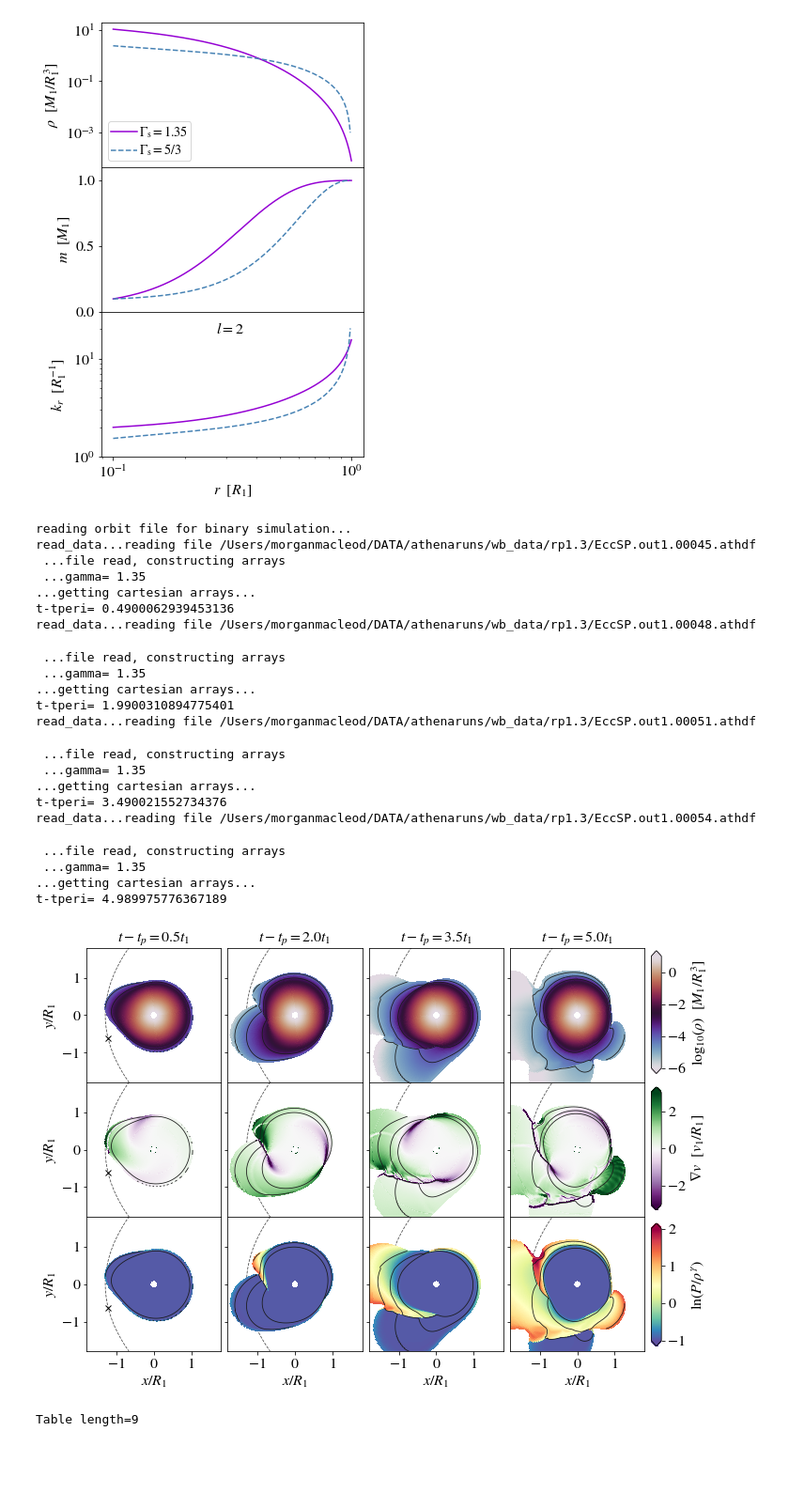
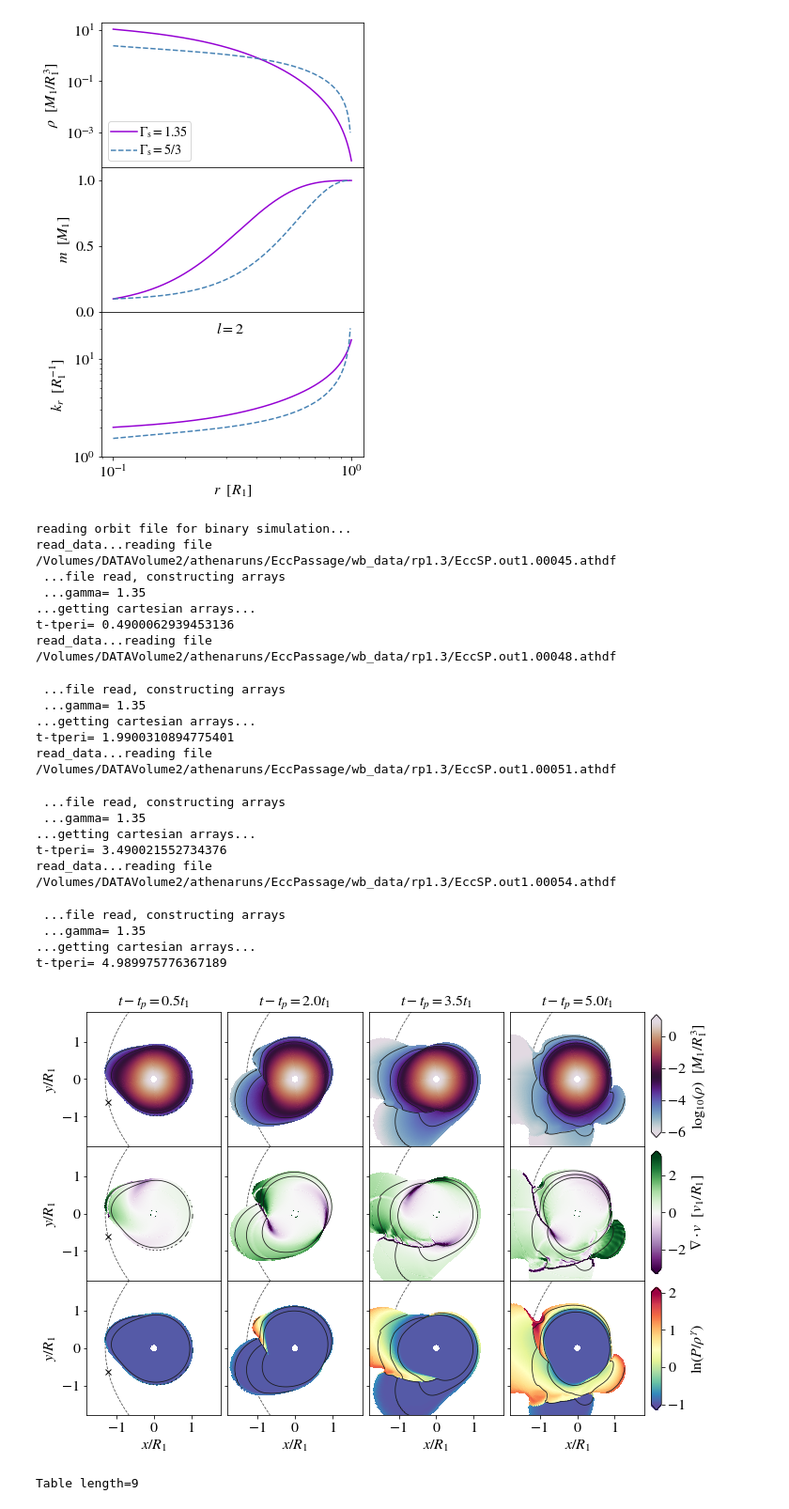
Before and after one commit to morganemacleod/wb_materials, a Jupyter notebook: WaveBreaking_figs.ipynb, the cells around one changed output. Shown at 94% size. Cells and saved outputs as stored; diff of their text form; code cells hidden in the pictures; blank space fills up the shorter version.

```diff
--- a/WaveBreaking_figs.ipynb
+++ b/WaveBreaking_figs.ipynb
@@ -218,39 +196,39 @@ fig.subplots_adjust(hspace=0.0,wspace=0.05,right=0.95)
 cax = fig.add_axes([0.96, 0.645, 0.015, 0.23])
 cb=fig.colorbar(im1,cax=cax,label=r'$\log_{10} \left(\rho \right)$  $[M_1/R_1^3]$',extend='both')
 cb.solids.set_edgecolor("face")
 
 cax = fig.add_axes([0.96, 0.39, 0.015, 0.23])
-cb=fig.colorbar(im2,cax=cax,label=r'$\nabla v$  $[v_1/R_1]$',extend='both')
+cb=fig.colorbar(im2,cax=cax,label=r'$\nabla \cdot v$  $[v_1/R_1]$',extend='both')
 cb.solids.set_edgecolor("face")
 
 cax = fig.add_axes([0.96, 0.135, 0.015, 0.23])
 cb=fig.colorbar(im3,cax=cax,label=r'$\ln \left(P/\rho^\gamma \right)$',extend='both')
 cb.solids.set_edgecolor("face")
 
 plt.savefig("prece_figures/ts_peri_rp13.pdf",bbox_inches='tight',dpi=300)
 # %% [output]
 reading orbit file for binary simulation...
-read_data...reading file /Users/morganmacleod/DATA/athenaruns/wb_data/rp1.3/EccSP.out1.00045.athdf
+read_data...reading file /Volumes/DATAVolume2/athenaruns/EccPassage/wb_data/rp1.3/EccSP.out1.00045.athdf
  ...file read, constructing arrays
  ...gamma= 1.35
 ...getting cartesian arrays...
 t-tperi= 0.4900062939453136
-read_data...reading file /Users/morganmacleod/DATA/athenaruns/wb_data/rp1.3/EccSP.out1.00048.athdf
+read_data...reading file /Volumes/DATAVolume2/athenaruns/EccPassage/wb_data/rp1.3/EccSP.out1.00048.athdf
  ...file read, constructing arrays
  ...gamma= 1.35
 ...getting cartesian arrays...
 t-tperi= 1.9900310894775401
-read_data...reading file /Users/morganmacleod/DATA/athenaruns/wb_data/rp1.3/EccSP.out1.00051.athdf
+read_data...reading file /Volumes/DATAVolume2/athenaruns/EccPassage/wb_data/rp1.3/EccSP.out1.00051.athdf
  ...file read, constructing arrays
  ...gamma= 1.35
 ...getting cartesian arrays...
 t-tperi= 3.490021552734376
-read_data...reading file /Users/morganmacleod/DATA/athenaruns/wb_data/rp1.3/EccSP.out1.00054.athdf
+read_data...reading file /Volumes/DATAVolume2/athenaruns/EccPassage/wb_data/rp1.3/EccSP.out1.00054.athdf
  ...file read, constructing arrays
  ...gamma= 1.35
 ...getting cartesian arrays...
 t-tperi= 4.989975776367189
-[figure, old version]
+[figure, new version]
 # %%
 from scipy.interpolate import interpolate
 import PericenterEnergyTransfer as pt
```
Also changed, not shown: parts of 1 cell of this notebook, 1 other file.
